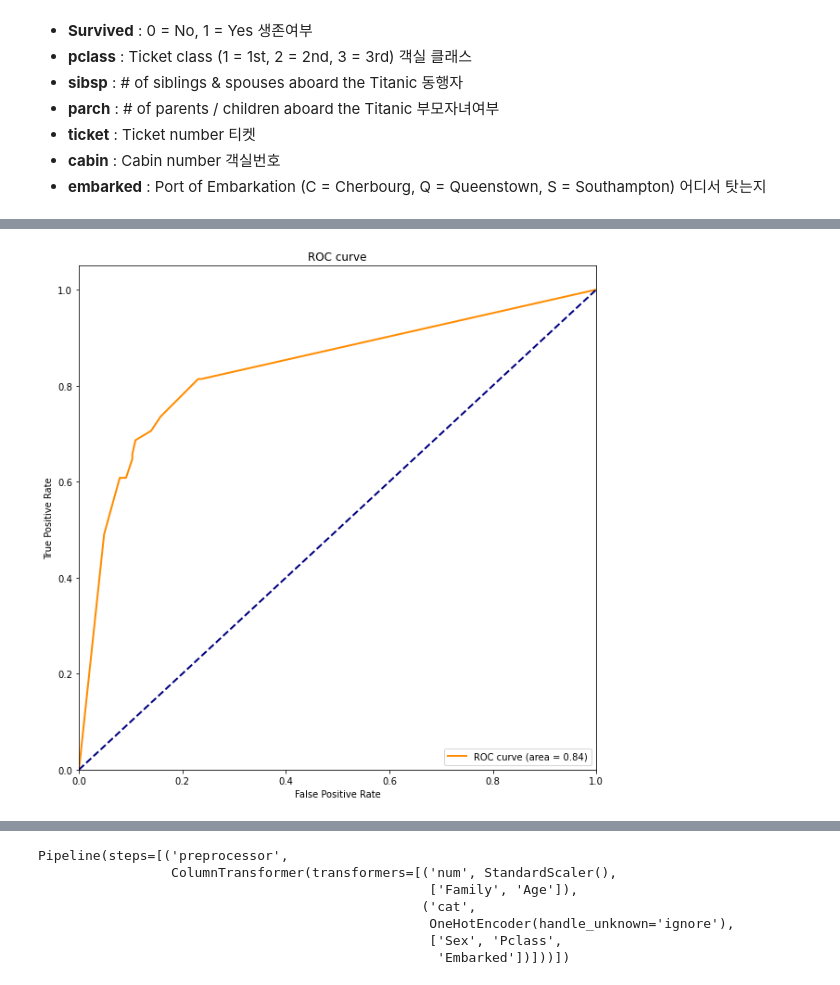
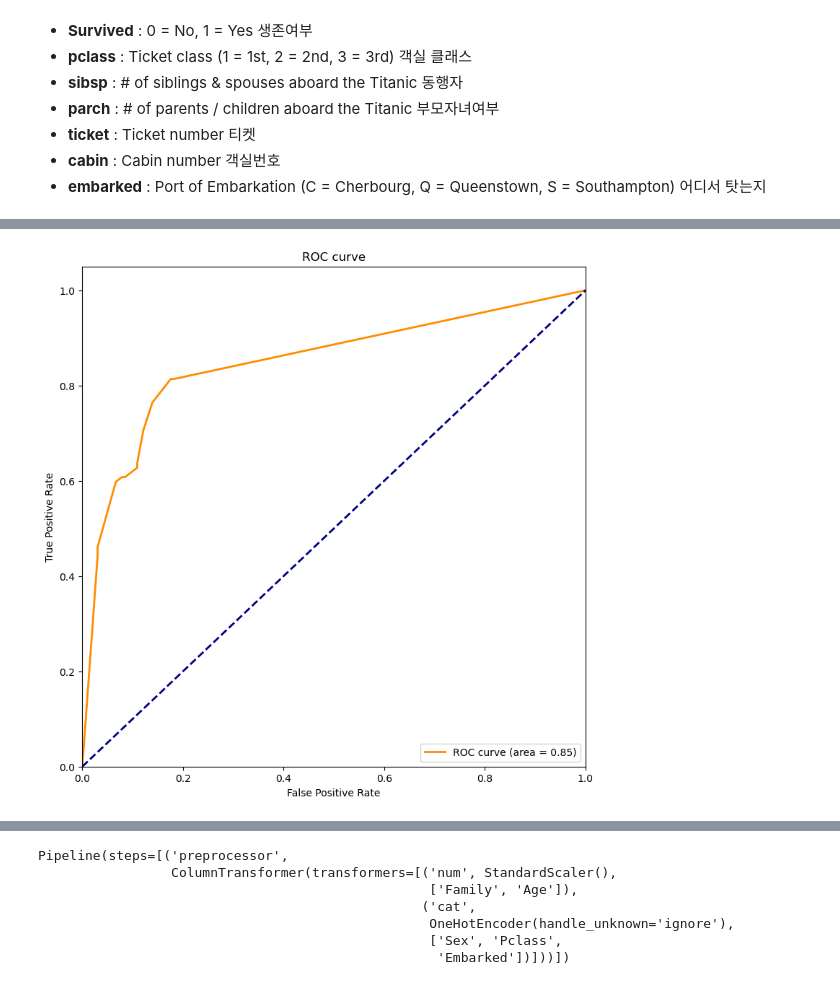
Before and after one commit to kimhyunso/exampleCode, a Jupyter notebook: BigData/Blank file & Answer files/ML for Titanic survival prediction (Blank).ipynb, the cells around one changed output, grey strips where cells are left out. Cells and saved outputs as stored; diff of their text form; code cells hidden in the pictures.

```diff
--- a/BigData/Blank file & Answer files/ML for Titanic survival prediction (Blank).ipynb
+++ b/BigData/Blank file & Answer files/ML for Titanic survival prediction (Blank).ipynb
@@ -76,0 +83,20 @@ titan_df.describe()
+# %%
+# 연속형 데이터
+numeric_features = ['SibSp', 'Parch', 'Age', 'Fare']
+# 연속형 데이터 encoder
+numeric_transformer = StandardScaler()
+# 범주형 데이터
+categorical_features = ['Sex', 'Pclass', 'Embarked']
+# 범주형 데이터 encoder
+categorical_transformer = OneHotEncoder(categories='auto', handle_unknown='ignore')
+
+preprocessor = ColumnTransformer(
+    transformers=[
+        ('num', numeric_transformer, numeric_features),
+        ('cat', categorical_transformer, categorical_features)],
+)
+# %%
+preprocessor_pipe = Pipeline(steps=[('preprocessor', preprocessor)])
+# %%
+# x_train데이터 학습시키는 과정
+preprocessor_pipe.fit(x_train)
@@ -77,3 +112,7 @@ titan_df.describe()
+# %%
+# x_train의 학습을 토대로 One-HotEncoding(), StandardScaler() 적용
+x_train_transformed = preprocessor_pipe.transform(x_train)
+x_test_transformed = preprocessor_pipe.transform(x_test)
 # %%
 # Stack하기 위한 모델들
 estimators = [
@@ -168,18 +207,18 @@ model = model.fit(S_train, y_train)
 # %%
 fpr, tpr, _ = roc_curve(y_true=y_test, y_score=model.predict_proba(S_test)[:,1])
 roc_auc = auc(fpr, tpr) # AUC 면적의 값 (수치)
-plt.figure(figsize=(10, 10))
+plt.figure(figsize=(9, 9))
 plt.plot(fpr, tpr, color='darkorange', lw=2, label='ROC curve (area = %0.2f)' % roc_auc)
 plt.plot([0, 1], [0, 1], color='navy', lw=2, linestyle='--')
 plt.xlim([0.0, 1.0])
 plt.ylim([0.0, 1.05])
 plt.xlabel('False Positive Rate')
 plt.ylabel('True Positive Rate')
 plt.legend(loc="lower right")
 plt.title("ROC curve")
 plt.show()
 # %% [output]
-[figure, old version]
+[figure, new version]
 # %%
 predictions = model.predict(S_test)
 print(classification_report(y_test, predictions)) # Precision, Recall, F1-score 등을 확인할 수 있습니다.
```
Also changed, not shown: parts of 25 cells of this notebook.
